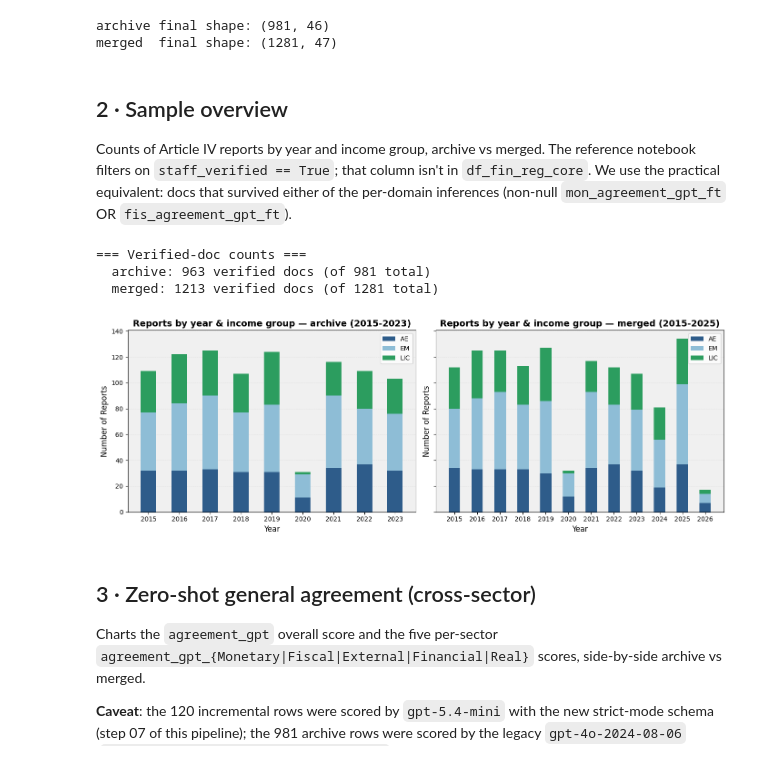
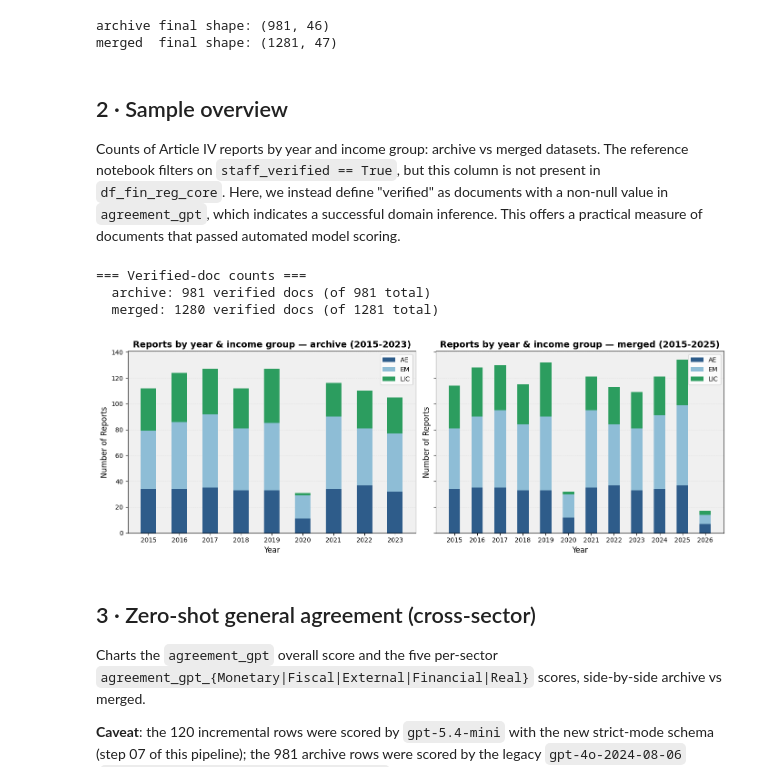
Before and after one commit to johnsonice/Fund_ISR, a Jupyter notebook: src/Traction/incremental_update/09_analysis_full_sample.ipynb, the cells around one changed output. Cells and saved outputs as stored; diff of their text form; code cells hidden in the pictures.

```diff
--- a/src/Traction/incremental_update/09_analysis_full_sample.ipynb
+++ b/src/Traction/incremental_update/09_analysis_full_sample.ipynb
@@ -175,37 +178,37 @@ merged  final shape: (1281, 47)
 # %% [markdown]
 ## 2 · Sample overview
 
-Counts of Article IV reports by year and income group, archive vs merged.
-The reference notebook filters on `staff_verified == True`; that column isn't
-in `df_fin_reg_core`. We use the practical equivalent: docs that survived
-either of the per-domain inferences (non-null `mon_agreement_gpt_ft` OR
-`fis_agreement_gpt_ft`).
+Counts of Article IV reports by year and income group: archive vs merged datasets.
+The reference notebook filters on `staff_verified == True`, but this column is not
+present in `df_fin_reg_core`. Here, we instead define "verified" as documents with a
+non-null value in `agreement_gpt`, which indicates a successful domain inference.
+This offers a practical measure of documents that passed automated model scoring.
 # %%
 def _verified_mask(d):
-    return d['mon_agreement_gpt_ft'].notna() | d['fis_agreement_gpt_ft'].notna()
+    return d['agreement_gpt'].notna()
 
 print('=== Verified-doc counts ===')
 for name, d in [('archive', df_arc), ('merged', df_new)]:
     mask = _verified_mask(d)
     print(f'  {name}: {mask.sum()} verified docs (of {len(d)} total)')
 
 # Side-by-side stacked bars: year × income_group
 fig, axes = plt.subplots(1, 2, figsize=(14, 5), sharey=True)
 for ax, (name, d) in zip(axes, [('archive (2015-2023)', df_arc), ('merged (2015-2025)', df_new)]):
     sub = d[_verified_mask(d)].copy()
     sub = dvu.coerce_year_int(sub)
     counts = dvu.compute_year_group_counts(sub, year_col='year', group_col='income_group',
                                             group_order=['AE', 'EM', 'LIC'])
     dvu.plot_stacked_counts_by_year(counts, group_order=['AE', 'EM', 'LIC'],
                                      title=f'Reports by year & income group — {name}',
                                      ax=ax)
 plt.tight_layout()
 plt.show()
 # %% [output]
 === Verified-doc counts ===
-  archive: 963 verified docs (of 981 total)
-  merged: 1213 verified docs (of 1281 total)
+  archive: 981 verified docs (of 981 total)
+  merged: 1280 verified docs (of 1281 total)
-[figure, old version]
+[figure, new version]
 # %% [markdown]
 ## 3 · Zero-shot general agreement (cross-sector)
 
```
Also changed, not shown: parts of 10 cells of this notebook, 13 other files.
